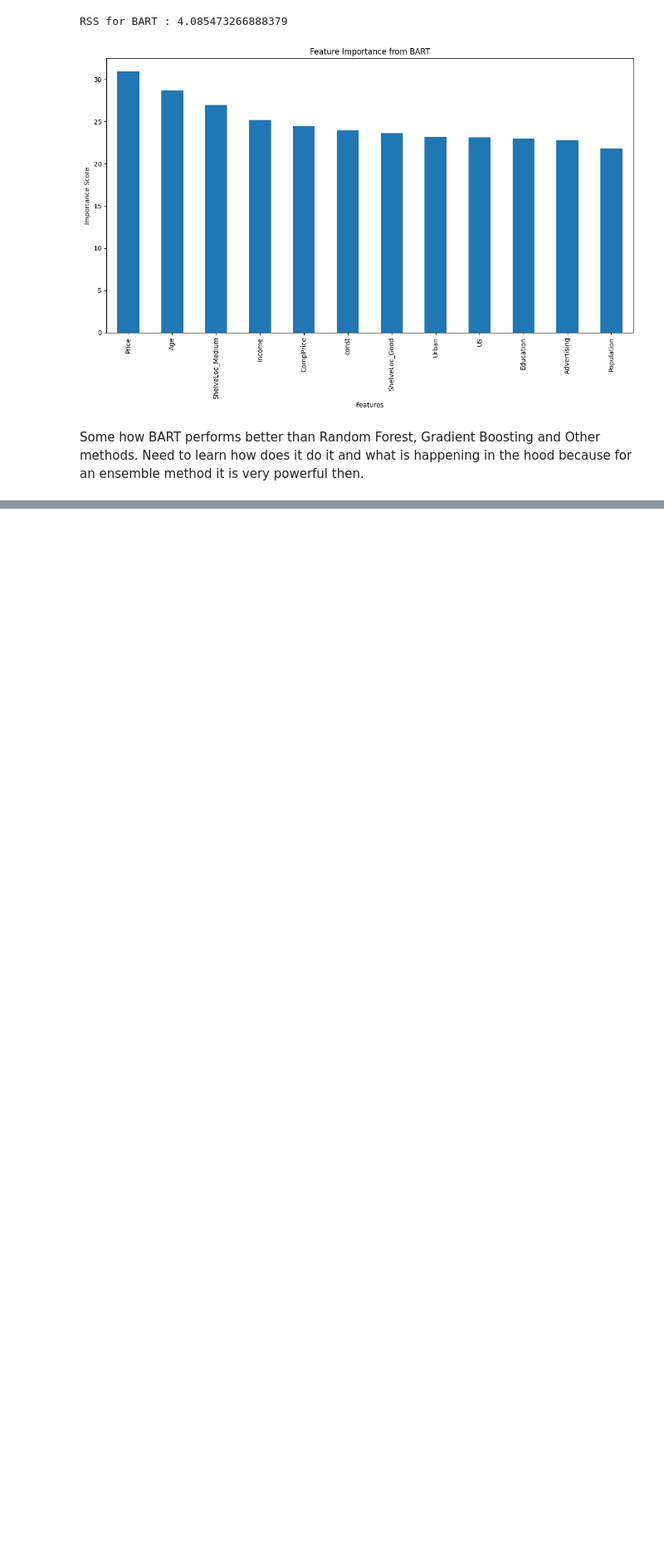
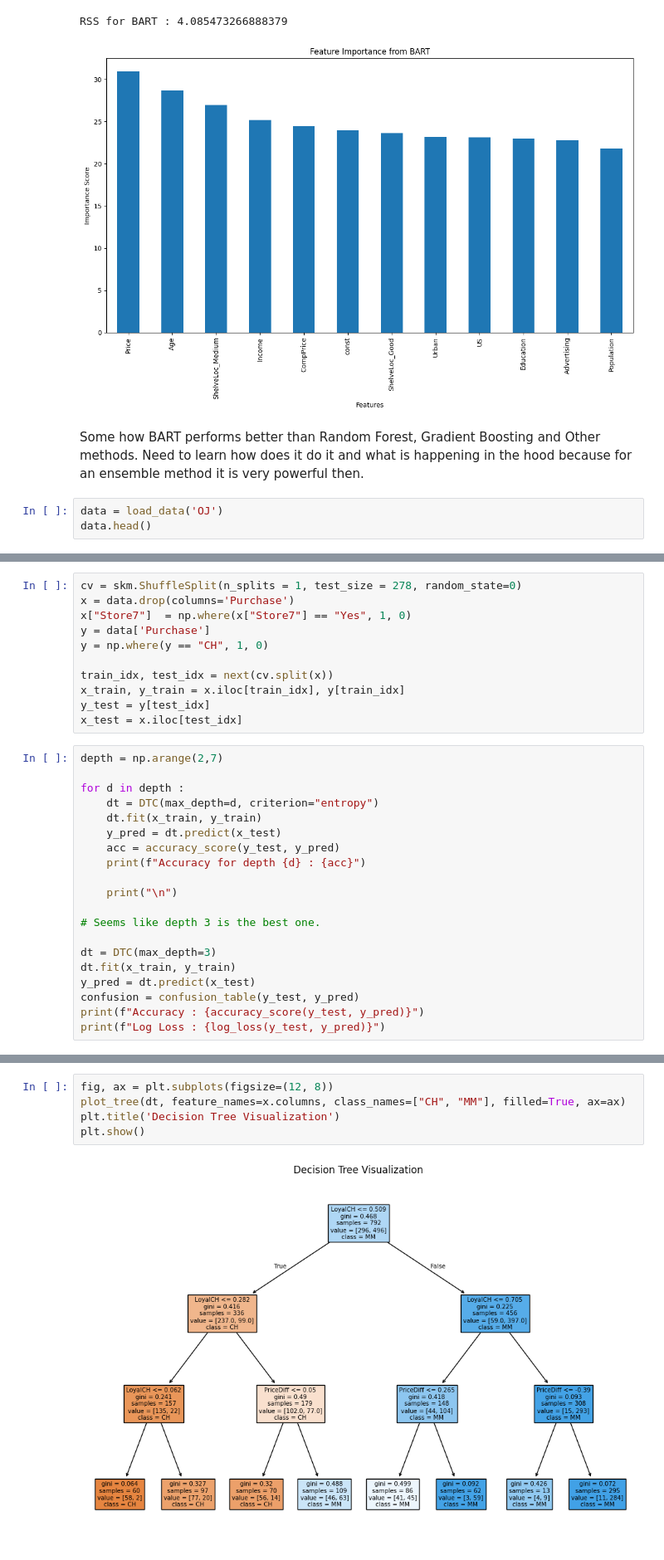
Before and after one commit to kkkamur07/ISL-Learning, a Jupyter notebook: Tree/tree-questions.ipynb, the cells around one changed output, grey strips where cells are left out. Shown: that part at 83% size. Saved outputs shown, nothing was run; the diff lists cells and outputs as text; blank space fills up the shorter version.

Commit message:
Tree-based-done

```diff
--- a/Tree/tree-questions.ipynb
+++ b/Tree/tree-questions.ipynb
@@ -285,3 +265,6 @@ RSS for BART : 4.085473266888379
 [figure]
 # %% [markdown]
 Some how BART performs better than Random Forest, Gradient Boosting and Other methods. Need to learn how does it do it and what is happening in the hood because for an ensemble method it is very powerful then.
+# %%
+data = load_data('OJ')
+data.head()
@@ -287,0 +278,31 @@ Some how BART performs better than Random Forest, Gradient Boosting and Other me
+# %%
+cv = skm.ShuffleSplit(n_splits = 1, test_size = 278, random_state=0)
+x = data.drop(columns='Purchase')
+x["Store7"]  = np.where(x["Store7"] == "Yes", 1, 0)
+y = data['Purchase']
+y = np.where(y == "CH", 1, 0)
+
+train_idx, test_idx = next(cv.split(x))
+x_train, y_train = x.iloc[train_idx], y[train_idx]
+y_test = y[test_idx]
+x_test = x.iloc[test_idx]
+# %%
+depth = np.arange(2,7)
+
+for d in depth :
+    dt = DTC(max_depth=d, criterion="entropy")
+    dt.fit(x_train, y_train)
+    y_pred = dt.predict(x_test)
+    acc = accuracy_score(y_test, y_pred)
+    print(f"Accuracy for depth {d} : {acc}")
+
+    print("\n")
+
+# Seems like depth 3 is the best one.
+
+dt = DTC(max_depth=3)
+dt.fit(x_train, y_train)
+y_pred = dt.predict(x_test)
+confusion = confusion_table(y_test, y_pred)
+print(f"Accuracy : {accuracy_score(y_test, y_pred)}")
+print(f"Log Loss : {log_loss(y_test, y_pred)}")
@@ -287,0 +327,7 @@ Some how BART performs better than Random Forest, Gradient Boosting and Other me
+# %%
+fig, ax = plt.subplots(figsize=(12, 8))
+plot_tree(dt, feature_names=x.columns, class_names=["CH", "MM"], filled=True, ax=ax)
+plt.title('Decision Tree Visualization')
+plt.show()
+# %% [output]
+[figure, added]
```
Also changed, not shown: parts of 29 cells of this notebook, 1 other file.
